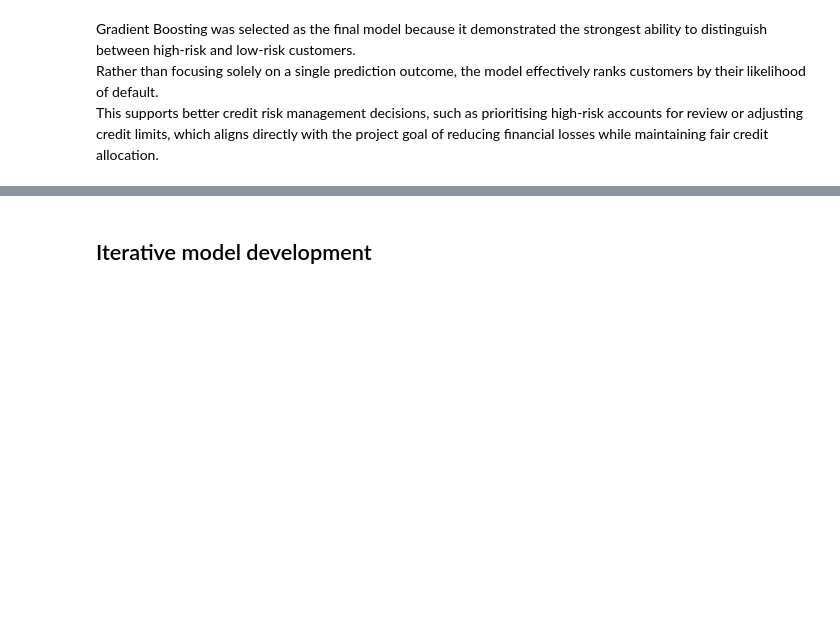
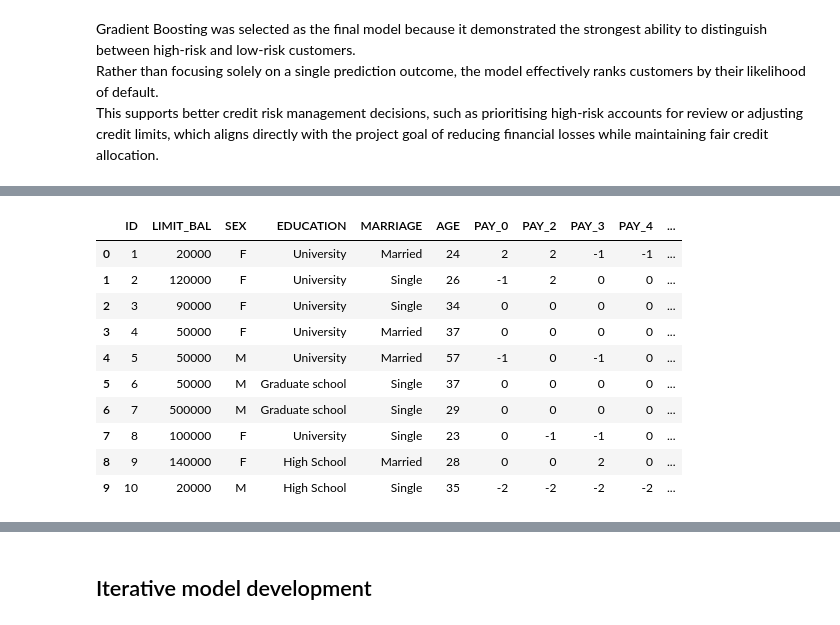
Before and after one commit to oscarczy/mldp, a Jupyter notebook: MLDP Program Codes Submission Template.ipynb, the cells around one changed output, grey strips where cells are left out. Cells and saved outputs as stored; diff of their text form; code cells hidden in the pictures; blank space fills up the shorter version.

```diff
--- a/MLDP Program Codes Submission Template.ipynb
+++ b/MLDP Program Codes Submission Template.ipynb
@@ -585,0 +656,34 @@ Gradient Boosting was selected as the final model because it demonstrated the st
+# %%
+# Load unseen data
+X_unseen = pd.read_csv('Credit Card Defaulter Prediction.csv')
+
+# Drop target if present
+X_unseen = X_unseen.drop(columns=['default'], errors='ignore')
+
+# Predict directly using pipeline
+predictions = final_model.predict(X_unseen)
+probabilities = final_model.predict_proba(X_unseen)
+
+# Get probability of Default (class = 1)
+class_index = list(final_model.classes_).index(1)
+
+results_df = X_unseen.copy()
+results_df['Predicted_Default'] = predictions
+results_df['Probability_of_Default'] = probabilities[:, class_index]
+
+
+## pd.set_option('display.max_rows', None)
+## pd.set_option('display.max_columns', None)
+display(results_df.head(10))
+# %% [output]
+|  | ID | LIMIT_BAL | SEX | EDUCATION | MARRIAGE | AGE | PAY_0 | PAY_2 | PAY_3 | PAY_4 | ... |
+| 0 | 1 | 20000 | F | University | Married | 24 | 2 | 2 | -1 | -1 | ... |
+| 1 | 2 | 120000 | F | University | Single | 26 | -1 | 2 | 0 | 0 | ... |
+| 2 | 3 | 90000 | F | University | Single | 34 | 0 | 0 | 0 | 0 | ... |
+| 3 | 4 | 50000 | F | University | Married | 37 | 0 | 0 | 0 | 0 | ... |
+| 4 | 5 | 50000 | M | University | Married | 57 | -1 | 0 | -1 | 0 | ... |
+| 5 | 6 | 50000 | M | Graduate school | Single | 37 | 0 | 0 | 0 | 0 | ... |
+| 6 | 7 | 500000 | M | Graduate school | Single | 29 | 0 | 0 | 0 | 0 | ... |
+| 7 | 8 | 100000 | F | University | Single | 23 | 0 | -1 | -1 | 0 | ... |
+| 8 | 9 | 140000 | F | High School | Married | 28 | 0 | 0 | 2 | 0 | ... |
+| 9 | 10 | 20000 | M | High School | Single | 35 | -2 | -2 | -2 | -2 | ... |
```
Also changed, not shown: parts of 6 cells of this notebook.
